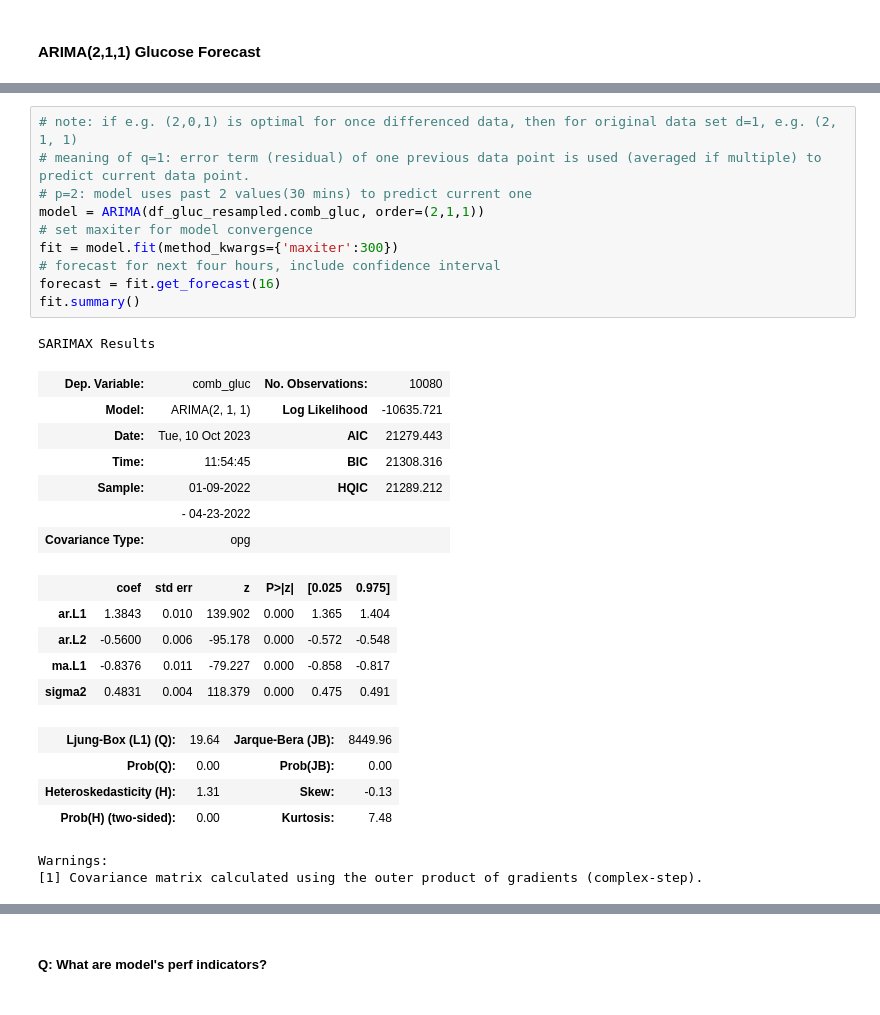
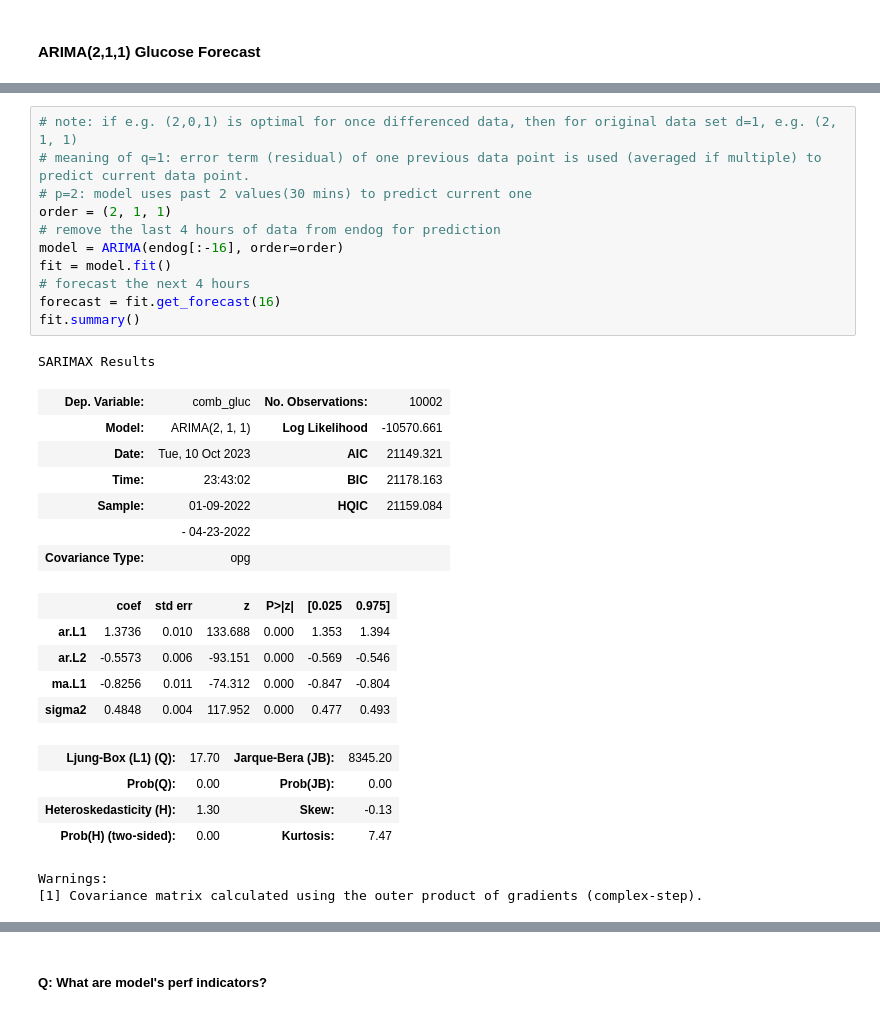
Before and after one commit to inaug22/capstone3, a Jupyter notebook: notebooks/glucose_wrangling+EDA.ipynb, the cells around one changed output, grey strips where cells are left out. Cells and saved outputs as stored; diff of their text form.

```diff
--- a/notebooks/glucose_wrangling+EDA.ipynb
+++ b/notebooks/glucose_wrangling+EDA.ipynb
@@ -584,30 +591,31 @@ Two low p,q  models on low MSE end are (2, 0, 1) and (3, 0, 0)
 # %%
 # note: if e.g. (2,0,1) is optimal for once differenced data, then for original data set d=1, e.g. (2, 1, 1)
 # meaning of q=1: error term (residual) of one previous data point is used (averaged if multiple) to predict current data point.
 # p=2: model uses past 2 values(30 mins) to predict current one
-model = ARIMA(df_gluc_resampled.comb_gluc, order=(2,1,1))
-# set maxiter for model convergence
-fit = model.fit(method_kwargs={'maxiter':300})
-# forecast for next four hours, include confidence interval
+order = (2, 1, 1)
+# remove the last 4 hours of data from endog for prediction
+model = ARIMA(endog[:-16], order=order)
+fit = model.fit()
+# forecast the next 4 hours
 forecast = fit.get_forecast(16)
 fit.summary()
 # %% [output]
 SARIMAX Results
-| Dep. Variable: | comb_gluc | No. Observations: | 10080 |
-| Model: | ARIMA(2, 1, 1) | Log Likelihood | -10635.721 |
-| Date: | Tue, 10 Oct 2023 | AIC | 21279.443 |
-| Time: | 11:54:45 | BIC | 21308.316 |
-| Sample: | 01-09-2022 | HQIC | 21289.212 |
+| Dep. Variable: | comb_gluc | No. Observations: | 10002 |
+| Model: | ARIMA(2, 1, 1) | Log Likelihood | -10570.661 |
+| Date: | Tue, 10 Oct 2023 | AIC | 21149.321 |
+| Time: | 23:43:02 | BIC | 21178.163 |
+| Sample: | 01-09-2022 | HQIC | 21159.084 |
 |  | - 04-23-2022 |  |  |
 | Covariance Type: | opg |  |  |
 |  | coef | std err | z | P>|z| | [0.025 | 0.975] |
-| ar.L1 | 1.3843 | 0.010 | 139.902 | 0.000 | 1.365 | 1.404 |
-| ar.L2 | -0.5600 | 0.006 | -95.178 | 0.000 | -0.572 | -0.548 |
-| ma.L1 | -0.8376 | 0.011 | -79.227 | 0.000 | -0.858 | -0.817 |
-| sigma2 | 0.4831 | 0.004 | 118.379 | 0.000 | 0.475 | 0.491 |
+| ar.L1 | 1.3736 | 0.010 | 133.688 | 0.000 | 1.353 | 1.394 |
+| ar.L2 | -0.5573 | 0.006 | -93.151 | 0.000 | -0.569 | -0.546 |
+| ma.L1 | -0.8256 | 0.011 | -74.312 | 0.000 | -0.847 | -0.804 |
+| sigma2 | 0.4848 | 0.004 | 117.952 | 0.000 | 0.477 | 0.493 |
-| Ljung-Box (L1) (Q): | 19.64 | Jarque-Bera (JB): | 8449.96 |
+| Ljung-Box (L1) (Q): | 17.70 | Jarque-Bera (JB): | 8345.20 |
 | Prob(Q): | 0.00 | Prob(JB): | 0.00 |
-| Heteroskedasticity (H): | 1.31 | Skew: | -0.13 |
-| Prob(H) (two-sided): | 0.00 | Kurtosis: | 7.48 |
+| Heteroskedasticity (H): | 1.30 | Skew: | -0.13 |
+| Prob(H) (two-sided): | 0.00 | Kurtosis: | 7.47 |
 Warnings:
 [1] Covariance matrix calculated using the outer product of gradients (complex-step).
```
Also changed, not shown: parts of 45 cells of this notebook.
